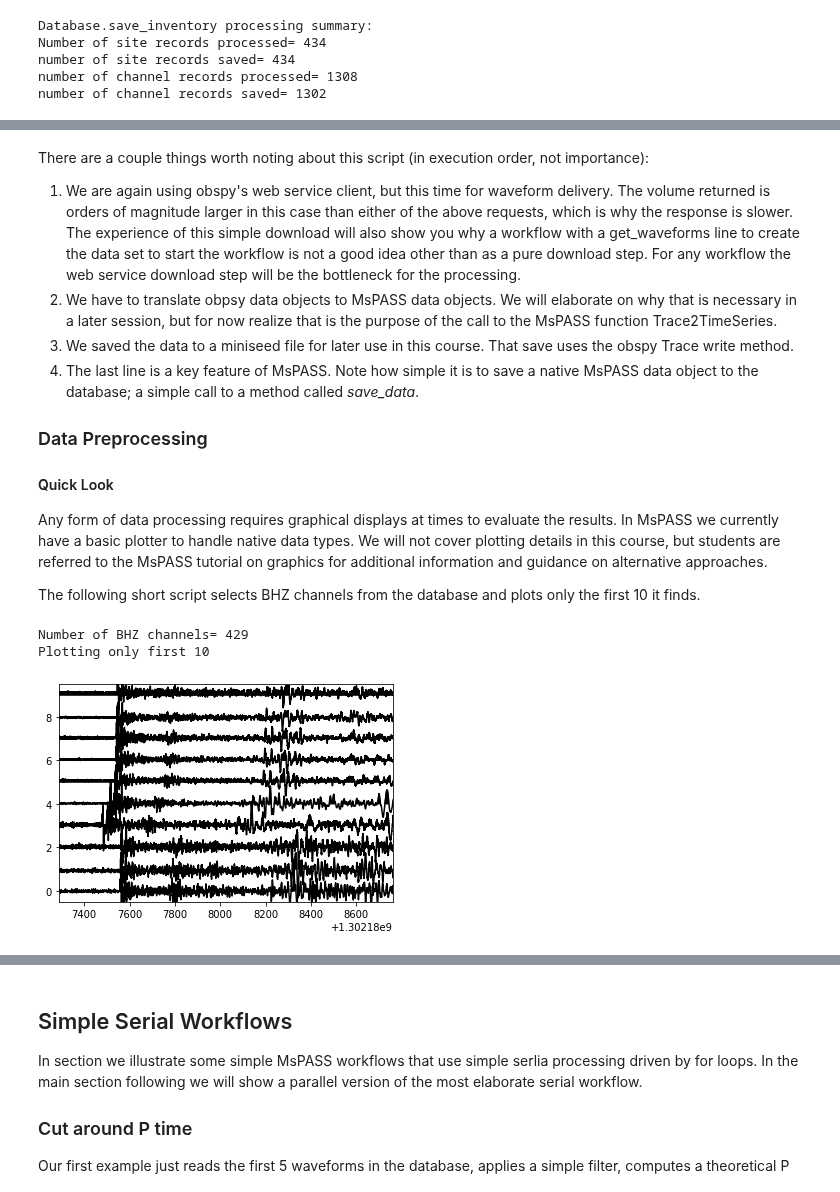
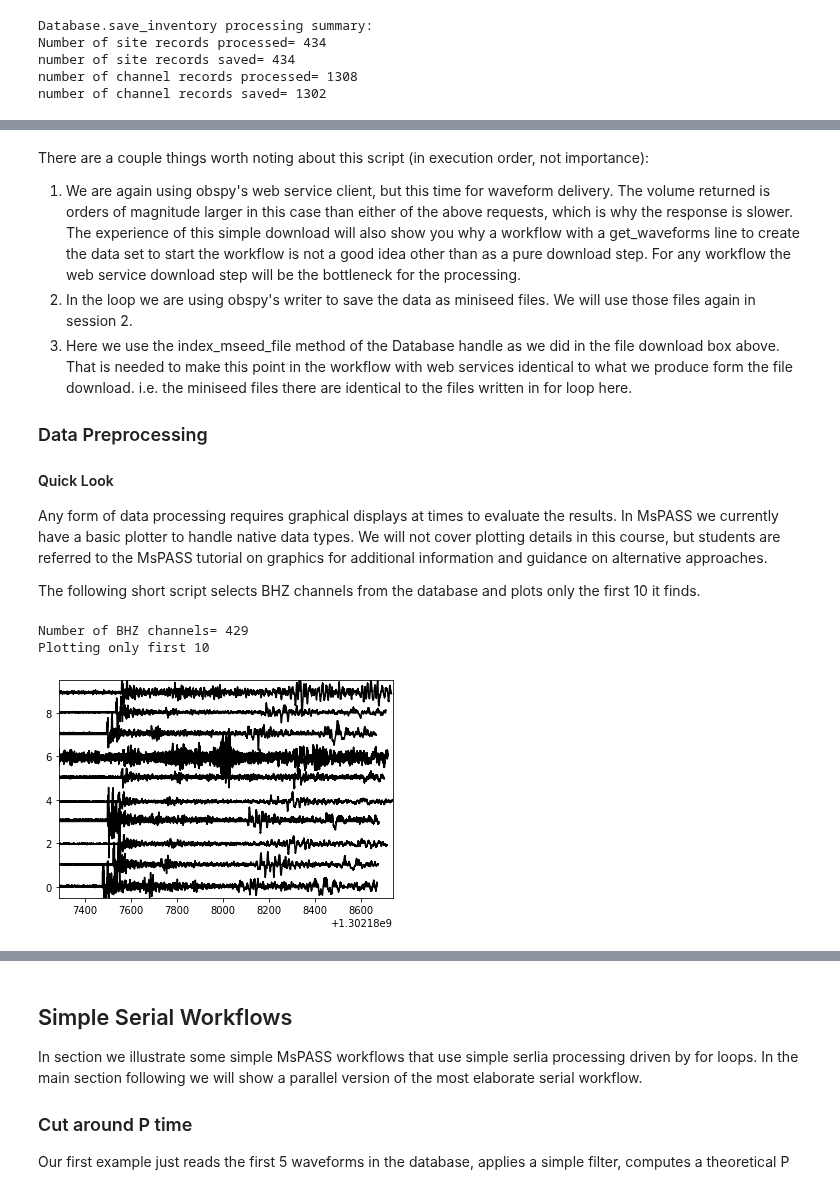
Before and after one commit to mspass-team/mspass_tutorial, a Jupyter notebook: sage-gage_2021/session1_overview.ipynb, the cells around one changed output, grey strips where cells are left out. Cells and saved outputs as stored; diff of their text form; code cells hidden in the pictures.

Commit message:
Preserve this copy of notebooks for short course - incomplete but improved

```diff
--- a/sage-gage_2021/session1_overview.ipynb
+++ b/sage-gage_2021/session1_overview.ipynb
@@ -105,0 +112,10 @@ Next we retrieve the waveform data.   This will take a while even for this tiny
+# %%
+import os
+with os.scandir('./wf') as entries:
+    count=0
+    for entry in entries:
+        if entry.is_file():
+            filename='./wf'+'/'+entry.name
+            db.index_mseed_file(filename)
+            count += 1
+print('Number of files processed=',count)
@@ -107,6 +132,7 @@ Next we retrieve the waveform data.   This will take a while even for this tiny
 from mspasspy.util.converter import Trace2TimeSeries
 import os   # need this for directory handling
 from obspy import UTCDateTime
+import time
 # We need to recreate a db handle to deal using this incantation to get
 # around a seed issue that is deep in the weeds.  We'll plan to discuss this later
 db=Database(dbclient,'shortcourse',db_schema='mspass_lite.yaml', md_schema='mspass_lite.yaml')
@@ -123,6 +149,7 @@ start_offset=763.0-4*60.0   # 763 is an approximate P wave travel time to TA cen
 end_offset=1400.0+10*60.0
 stime=origin_time+start_offset
 etime=origin_time+end_offset
+t0=time.time()
 strm=client.get_waveforms(
             starttime=UTCDateTime(stime),
             endtime=UTCDateTime(etime),
@@ -131,9 +158,11 @@ strm=client.get_waveforms(
             channel='BH?',
             location='*'
         )
+t=time.time()
+print('Elapsed time for download=',t-t0)
 # The output of get_waveforms is an obspy Stream object. Stream objects are iterable
-# so we work through the group, converting each to a MsPASS TimeSeries, and then saving
-# the results to the database.
+# so we work through the group saving each waveform to a separate file
+# That is a terrible approach, but one we will use for pedagotic reasons in session 2
 i=0   # used as a counter for creating unique mseed file names in this script
 filebase='shortcourse'
 dir='./wf'
@@ -146,11 +175,7 @@ for d in strm:
     filename = "{base}_{count}.mseed".format(base=filebase,count=i)
     d.write(dir+"/"+filename,format='MSEED')
     i += 1
-    d_mspass=Trace2TimeSeries(d)
-    # Here is where we save the id linked to the source collection.
-    # We use a MsPASS convention that such metadata have name collection_id
-    d_mspass['source_id'] = id
-    #print('Saving data for sta=',d_mspass['sta'],' and chan=',d_mspass['chan'])
-    db.save_data(d_mspass)
+    path=dir+"/"+filename
+    db.index_mseed_file(path)
 # %% [output]
 Starting to download data for event with origin time= 2011-04-07T14:32:44.100000Z
@@ -157,9 +184,8 @@ Starting to download data for event with origin time= 2011-04-07T14:32:44.100000
 # %% [markdown]
 There are a couple things worth noting about this script (in execution order, not importance):
 1. We are again using obspy's web service client, but this time for waveform delivery.   The volume returned is orders of magnitude larger in this case than either of the above requests, which is why the response is slower.  The experience of this simple download will also show you why a workflow with a get_waveforms line to create the data set to start the workflow is not a good idea other than as a pure download step.   For any workflow the web service download step will be the bottleneck for the processing.
-2. We have to translate obpsy data objects to MsPASS data objects.  We will elaborate on why that is necessary in a later session, but for now realize that is the purpose of the call to the MsPASS function Trace2TimeSeries.
-3. We saved the data to a miniseed file for later use in this course.  That save uses the obspy Trace write method.
-4. The last line is a key feature of MsPASS.  Note how simple it is to save a native MsPASS data object to the database;  a simple call to a method called *save_data*.
+2. In the loop we are using obspy's writer to save the data as miniseed files.   We will use those files again in session 2.
+3. Here we use the index_mseed_file method of the Database handle as we did in the file download box above. That is needed to make this point in the workflow with web services identical to what we produce form the file download.  i.e. the miniseed files there are identical to the files written in for loop here.
 ### Data Preprocessing
 #### Quick Look
 Any form of data processing requires graphical displays at times to evaluate the results.  In MsPASS we currently have a basic plotter to handle native data types.  We will not cover plotting details in this course, but students are referred to the MsPASS tutorial on graphics for additional information and guidance on alternative approaches.
@@ -168,23 +194,23 @@ The following short script selects BHZ channels from the database and plots only
 # %%
 from mspasspy.ccore.seismic import TimeSeriesEnsemble
 from mspasspy.graphics import SeismicPlotter
 ensemble=TimeSeriesEnsemble()
 query={ 'chan' : 'BHZ'}
-n=db.wf_TimeSeries.count_documents(query)
+n=db.wf_miniseed.count_documents(query)
 print('Number of BHZ channels=',n)
 print('Plotting only first 10')
-curs=db.wf_TimeSeries.find(query).limit(10)
+curs=db.wf_miniseed.find(query).limit(10)
 for doc in curs:
     # With the current mspass_lite schema these extra options are required
-    d=db.read_data(doc)
+    d=db.read_data(doc,collection='wf_miniseed')
     ensemble.member.append(d)
 plotter=SeismicPlotter(normalize=True)
 plotter.change_style('wtva')
 plotter.plot(ensemble)
 # %% [output]
 Number of BHZ channels= 429
 Plotting only first 10
-[figure, old version]
+[figure, new version]
 # %% [markdown]
 One thing to note about the plot above is that the time scale is unix epoch time, but the matplotlib routines we use for the plotting convert that axis to a readable scale in seconds relative to the start time.
 
```
Also changed, not shown: parts of 29 cells of this notebook, 2 other files.
